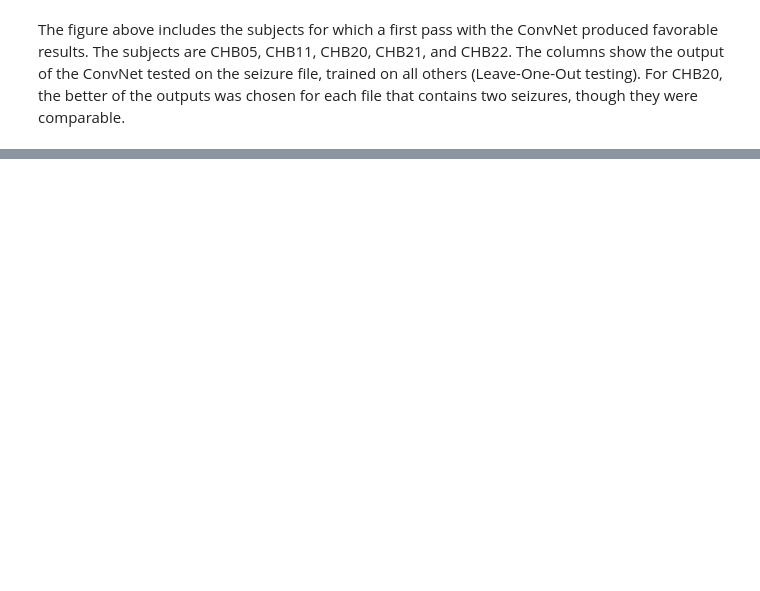
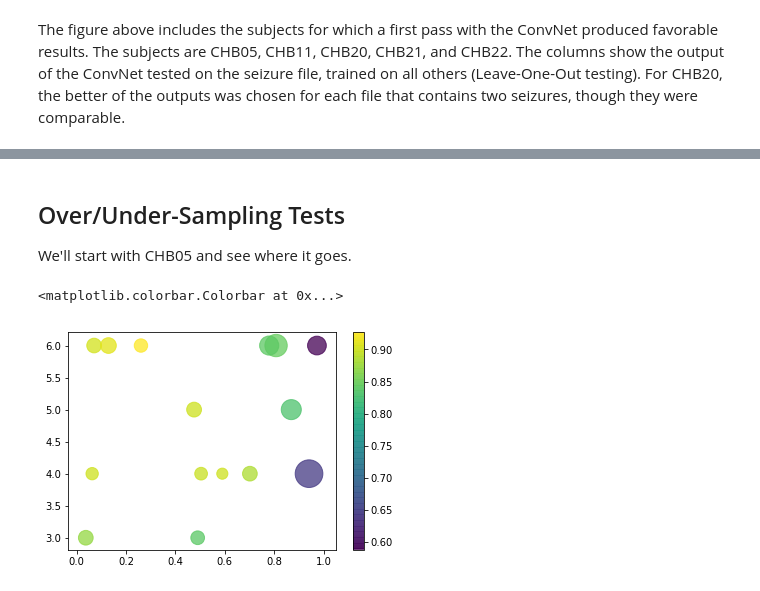
Before and after one commit to acellon/thesis, a Jupyter notebook: testdev.ipynb, the cells around one changed output, grey strips where cells are left out. Drawn from its saved outputs; the diff is of its cells as text; code cells hidden in the pictures; blank space fills up the shorter version.

Commit message:
pickled tests, helpers, etc

```diff
--- a/testdev.ipynb
+++ b/testdev.ipynb
@@ -478,6 +401,12 @@ plotprob(chb10)
+# %%
+b = 0.9
+a = 0.55
+d = 7
+c = 3
 # %%
-x = np.random.random_sample((10,2))
-x[:,0] = (x[:,0] * 4).astype('int') + 3
+x = np.random.random_sample((5,2))
+x[:,0] = (x[:,0] * (d - c)).astype('int') + c
+x[:,1] = (x[:,1] * (b - a)) + a
 # %%
 x
 # %% [output]
@@ -525,0 +441,3 @@ szr_pc(subj, 5, 0.8)
+# %% [markdown]
+## Over/Under-Sampling Tests
+We'll start with CHB05 and see where it goes.
@@ -525,0 +493,27 @@ szr_pc(subj, 5, 0.8)
+# %%
+osr5 = [test['osr'] for test in chb05samp]
+usp5 = [test['usp'] for test in chb05samp]
+mcc5 = [np.mean(test['mcc']) for test in chb05samp]
+mccstd5 = [np.std(test['mcc']) for test in chb05samp]
+#pc5 = [szr_pc(chb05, test['osr'], test['usp']) for test in chb05samp]
+pc5 = [7.055728704718547,
+ 0.30496601807595364,
+ 0.2595324600583415,
+ 0.18818189241869177,
+ 0.25793116512618486,
+ 2.1601597219729216,
+ 0.13654413249072742,
+ 0.09967693555044878,
+ 0.20655281033737857,
+ 0.22033983540279306,
+ 0.996377360265537,
+ 0.8707287925490147,
+ 0.42850741038381307,
+ 0.311904003015013,
+ 1.2209705765585614]
+plt.figure()
+plt.scatter(usp5, osr5, c=mcc5, s=[x * 5e3 for x in mccstd5], alpha=0.75)
+plt.colorbar()
+# %% [output]
+<matplotlib.colorbar.Colorbar at 0x...>
+[figure, added]
```
Also changed, not shown: parts of 24 cells of this notebook, 4 other files.
